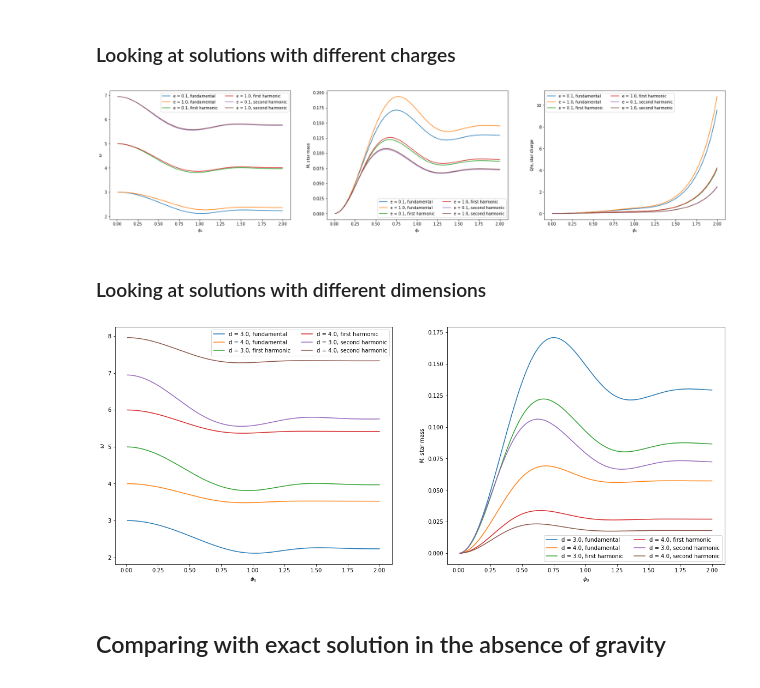
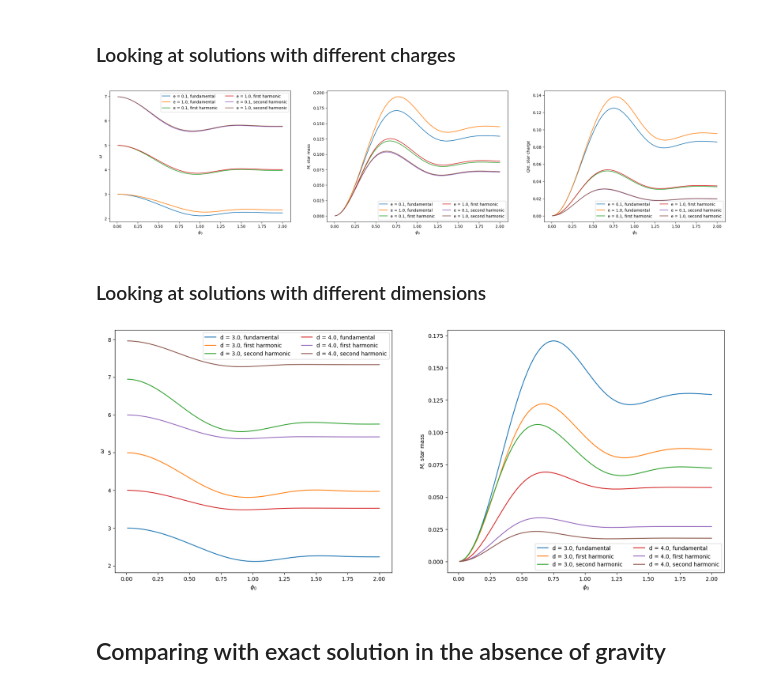
Before and after one commit to sukhovn/AdS_BS_shooting, a Jupyter notebook: BoseStar.ipynb, the cells around one changed output. Saved outputs shown, nothing was run; the diff lists cells and outputs as text; code cells hidden in the pictures.

Commit message:
Fixed charge computation and a few minor bugs

```diff
--- a/BoseStar.ipynb
+++ b/BoseStar.ipynb
@@ -183,17 +189,17 @@ second_harmonic = []
 
 for mass in masses:
     #Finding zero mode
-    tracer = Tracer(d=3, l=1.0, el=0.0, kappa=1.0, mass=mass, xrange=[0.0001, 1.3])
+    tracer = Tracer(d=3, l=1.0, el=0.0, kappa=1.0, mass=mass, xrange=[0.0001, 1.35])
     tracer.auto_trace((0.01, 2.0, 200), [2,4])
     zero_mode.append(tracer)
 
     #Finding first harmonic
-    tracer = Tracer(d=3, l=1.0, el=0.0, kappa=1.0, mass=mass, xrange=[0.0001, 1.3])
+    tracer = Tracer(d=3, l=1.0, el=0.0, kappa=1.0, mass=mass, xrange=[0.0001, 1.35])
     tracer.auto_trace((0.01, 2.0, 200), [4,6])
     first_harmonic.append(tracer)
 
     #Finding second harmonic
-    tracer = Tracer(d=3, l=1.0, el=0.0, kappa=1.0, mass=mass, xrange=[0.0001, 1.3])
+    tracer = Tracer(d=3, l=1.0, el=0.0, kappa=1.0, mass=mass, xrange=[0.0001, 1.35])
     tracer.auto_trace((0.01, 2.0, 200), [6,8])
     second_harmonic.append(tracer)
 
@@ -231,17 +237,17 @@ second_harmonic = []
 
 for charge in charges:
     #Finding zero mode
-    tracer = Tracer(d=3, l=1.0, el=charge, kappa=1.0, mass=0.0, xrange=[0.0001, 1.3])
+    tracer = Tracer(d=3, l=1.0, el=charge, kappa=1.0, mass=0.0, xrange=[0.0001, 1.35])
     tracer.auto_trace((0.01, 2.0, 200), [2,4])
     zero_mode.append(tracer)
 
     #Finding first harmonic
-    tracer = Tracer(d=3, l=1.0, el=charge, kappa=1.0, mass=0.0, xrange=[0.0001, 1.3])
+    tracer = Tracer(d=3, l=1.0, el=charge, kappa=1.0, mass=0.0, xrange=[0.0001, 1.35])
     tracer.auto_trace((0.01, 2.0, 200), [4,6])
     first_harmonic.append(tracer)
 
     #Finding second harmonic
-    tracer = Tracer(d=3, l=1.0, el=charge, kappa=1.0, mass=0.0, xrange=[0.0001, 1.3])
+    tracer = Tracer(d=3, l=1.0, el=charge, kappa=1.0, mass=0.0, xrange=[0.0001, 1.35])
     tracer.auto_trace((0.01, 2.0, 200), [6,8])
     second_harmonic.append(tracer)
 
@@ -250,34 +256,34 @@ fig = plt.figure(figsize=(28,6))
 ax = fig.add_subplot(131)
 for charge, tracer in zip(charges, zero_mode):
     tracer.plot_omega_curves(ax=ax, label='e = %.1lf, fundamental' % charge)
 for charge, tracer in zip(charges, first_harmonic):
     tracer.plot_omega_curves(ax=ax, label='e = %.1lf, first harmonic' % charge)
 for charge, tracer in zip(charges, second_harmonic):
     tracer.plot_omega_curves(ax=ax, label='e = %.1lf, second harmonic' % charge)
 ax.legend(loc='upper right', ncol=2)
 
 ax = fig.add_subplot(132)
 for charge, tracer in zip(charges, zero_mode):
     tracer.plot_mass_curves(ax=ax, label='e = %.1lf, fundamental' % charge)
 for charge, tracer in zip(charges, first_harmonic):
     tracer.plot_mass_curves(ax=ax, label='e = %.1lf, first harmonic' % charge)
 for charge, tracer in zip(charges, second_harmonic):
     tracer.plot_mass_curves(ax=ax, label='e = %.1lf, second harmonic' % charge)
 ax.legend(ncol=2)
 
 ax = fig.add_subplot(133)
 for charge, tracer in zip(charges, zero_mode):
     tracer.plot_charge_curves(ax=ax, label='e = %.1lf, fundamental' % charge)
 for charge, tracer in zip(charges, first_harmonic):
     tracer.plot_charge_curves(ax=ax, label='e = %.1lf, first harmonic' % charge)
 for charge, tracer in zip(charges, second_harmonic):
     tracer.plot_charge_curves(ax=ax, label='e = %.1lf, second harmonic' % charge)
 ax.legend(ncol=2)
 
 plt.savefig("el_constant_curves.png", dpi=300)
 plt.show()
 # %% [output]
-[figure, old version]
+[figure, new version]
 # %% [markdown]
 ### Looking at solutions with different dimensions
 # %%
@@ -305,27 +311,23 @@ for dim in dimensions:
 fig = plt.figure(figsize=(20,8))
 
 ax = fig.add_subplot(121)
-for dim, tracer in zip(dimensions, zero_mode):
-    tracer.plot_omega_curves(ax=ax, label='d = %.1lf, fundamental' % dim)
-for dim, tracer in zip(dimensions, first_harmonic):
-    tracer.plot_omega_curves(ax=ax, label='d = %.1lf, first harmonic' % dim)
-for dim, tracer in zip(dimensions, second_harmonic):
-    tracer.plot_omega_curves(ax=ax, label='d = %.1lf, second harmonic' % dim)
+for dim, tracer_zero, tracer_one, tracer_two in zip(dimensions, zero_mode, first_harmonic, second_harmonic):
+    tracer_zero.plot_omega_curves(ax=ax, label='d = %.1lf, fundamental' % dim)
+    tracer_one.plot_omega_curves(ax=ax, label='d = %.1lf, first harmonic' % dim)
+    tracer_two.plot_omega_curves(ax=ax, label='d = %.1lf, second harmonic' % dim)
 ax.legend(loc='upper right', ncol=2)
 
 ax = fig.add_subplot(122)
-for dim, tracer in zip(dimensions, zero_mode):
-    tracer.plot_mass_curves(ax=ax, label='d = %.1lf, fundamental' % dim)
-for dim, tracer in zip(dimensions, first_harmonic):
-    tracer.plot_mass_curves(ax=ax, label='d = %.1lf, first harmonic' % dim)
-for dim, tracer in zip(dimensions, second_harmonic):
-    tracer.plot_mass_curves(ax=ax, label='d = %.1lf, second harmonic' % dim)
+for dim, tracer_zero, tracer_one, tracer_two in zip(dimensions, zero_mode, first_harmonic, second_harmonic):
+    tracer_zero.plot_mass_curves(ax=ax, label='d = %.1lf, fundamental' % dim)
+    tracer_one.plot_mass_curves(ax=ax, label='d = %.1lf, first harmonic' % dim)
+    tracer_two.plot_mass_curves(ax=ax, label='d = %.1lf, second harmonic' % dim)
 ax.legend(ncol=2)
 
 plt.savefig("dim_curves.png", dpi=300)
 plt.show()
 # %% [output]
-[figure, old version]
+[figure, new version]
 # %% [markdown]
 ## Comparing with exact solution in the absence of gravity
 # %%
```
Also changed, not shown: parts of 12 cells of this notebook, 3 other files.
